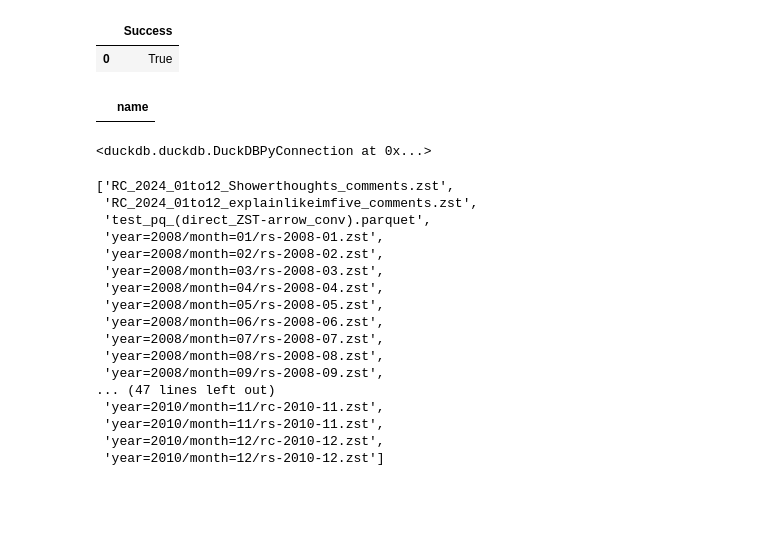
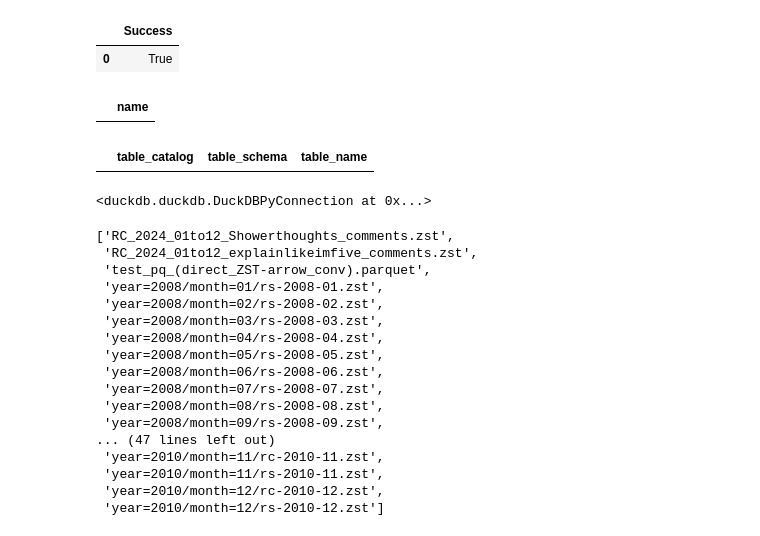
Before and after one commit to wwh9345/social-data-lakehouse-starter, a Jupyter notebook: src/notebooks/EDA.ipynb, the cells around one changed output. Drawn from its saved outputs; the diff is of its cells as text; code cells hidden in the pictures; blank space fills up the shorter version.

```diff
--- a/src/notebooks/EDA.ipynb
+++ b/src/notebooks/EDA.ipynb
@@ -47,6 +47,18 @@ con.execute(create_secret).df()
 con.execute("SHOW TABLES").df()
 # %% [output]
 |  | name |
+# %%
+con.execute("""SELECT schema_name, table_name
+FROM duckdb_tables()
+ORDER BY 1,2;
+
+-- And via the standard view:
+SELECT table_catalog, table_schema, table_name
+FROM information_schema.tables
+WHERE table_schema NOT IN ('information_schema');
+""").df()
+# %% [output]
+|  | table_catalog | table_schema | table_name |
 # %%
 # # show secrets
 # con.execute("""FROM duckdb_secrets()""").df()
```
Also changed, not shown: parts of 1 cell of this notebook.
